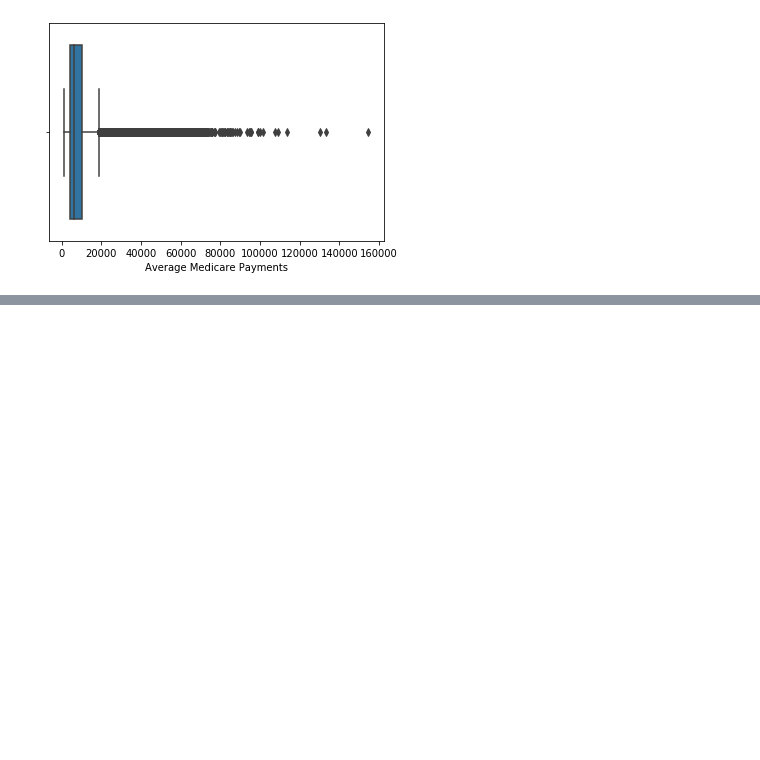
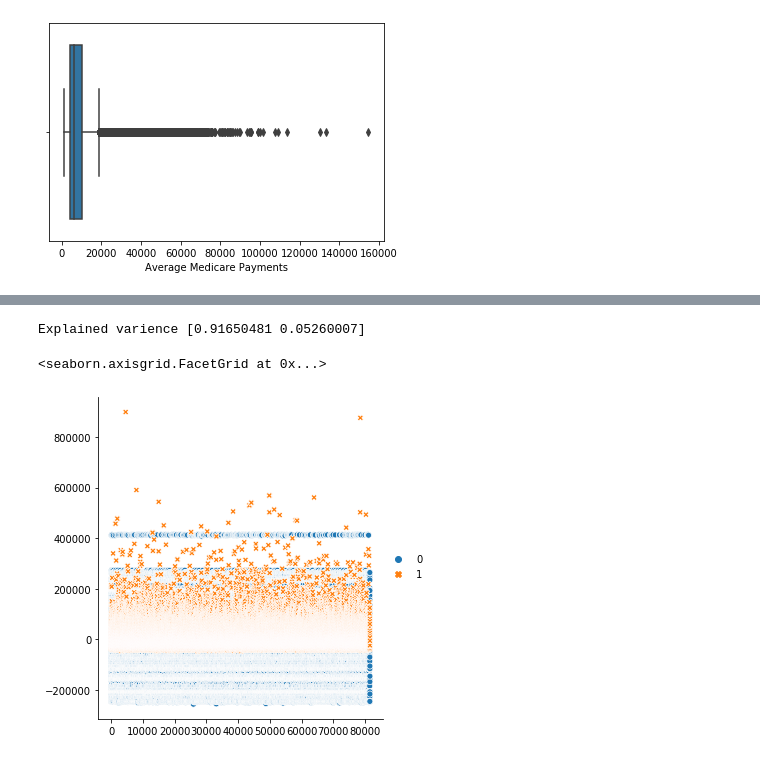
Before and after one commit to MBCoder123/DataMineProject, a Jupyter notebook: Project.ipynb, the cells around one changed output, grey strips where cells are left out. Saved outputs shown, nothing was run; the diff lists cells and outputs as text; code cells hidden in the pictures; blank space fills up the shorter version.

```diff
--- a/Project.ipynb
+++ b/Project.ipynb
@@ -101,0 +185,11 @@ for col in df.columns:
+# %%
+test1, test2 = train_test_split(df,test_size=.5,random_state=1)
+temp = pd.DataFrame(pca.fit(test1).transform(test1))
+result = pd.DataFrame(temp)
+print(f"Explained varience {pca.explained_variance_ratio_}")
+kmean = KMeans(n_clusters=3,random_state=3).fit(result)
+sns.relplot(data=result)
+# %% [output]
+Explained varience [0.91650481 0.05260007]
+<seaborn.axisgrid.FacetGrid at 0x...>
+[figure, added]
```
Also changed, not shown: parts of 12 cells of this notebook.
